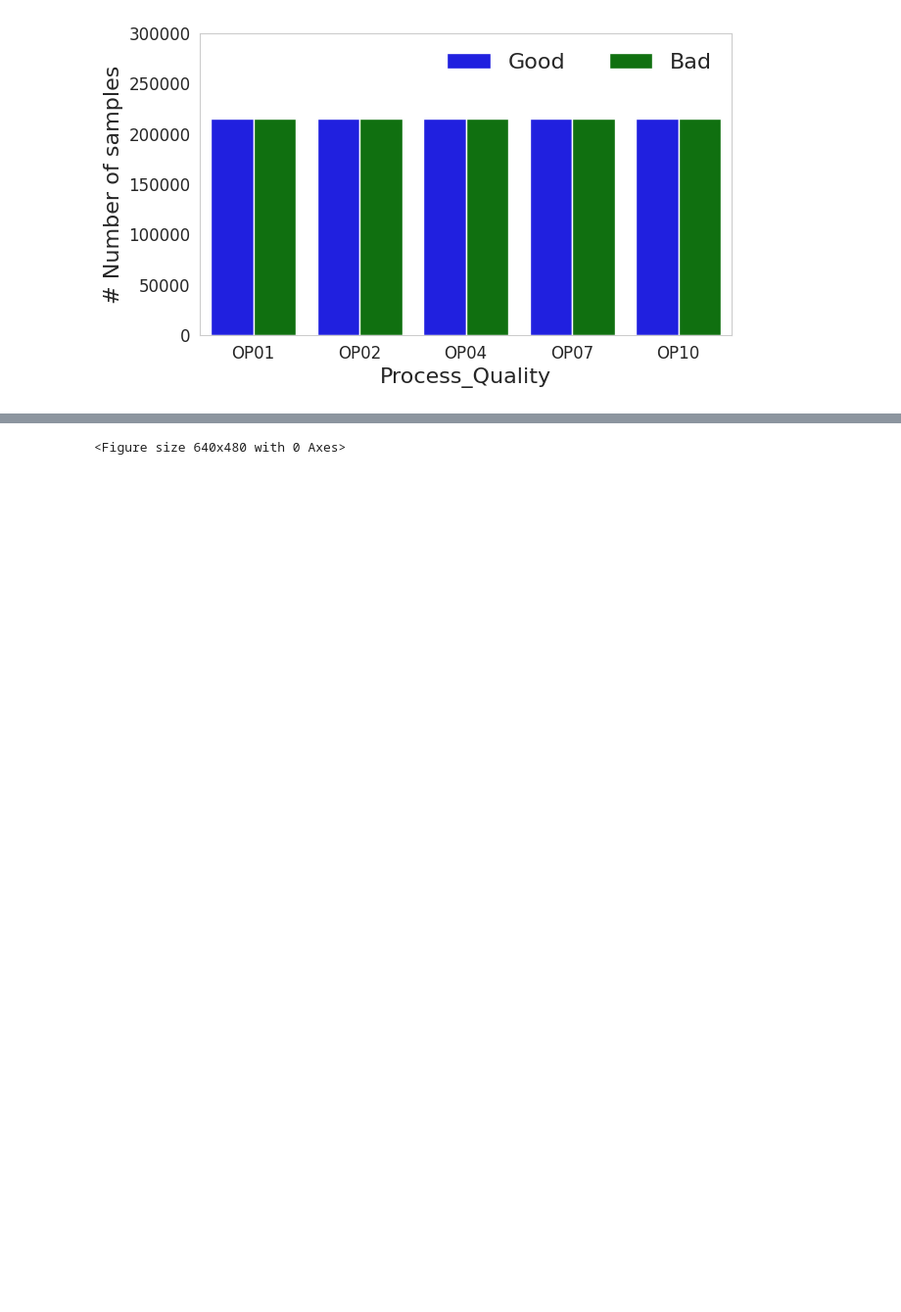
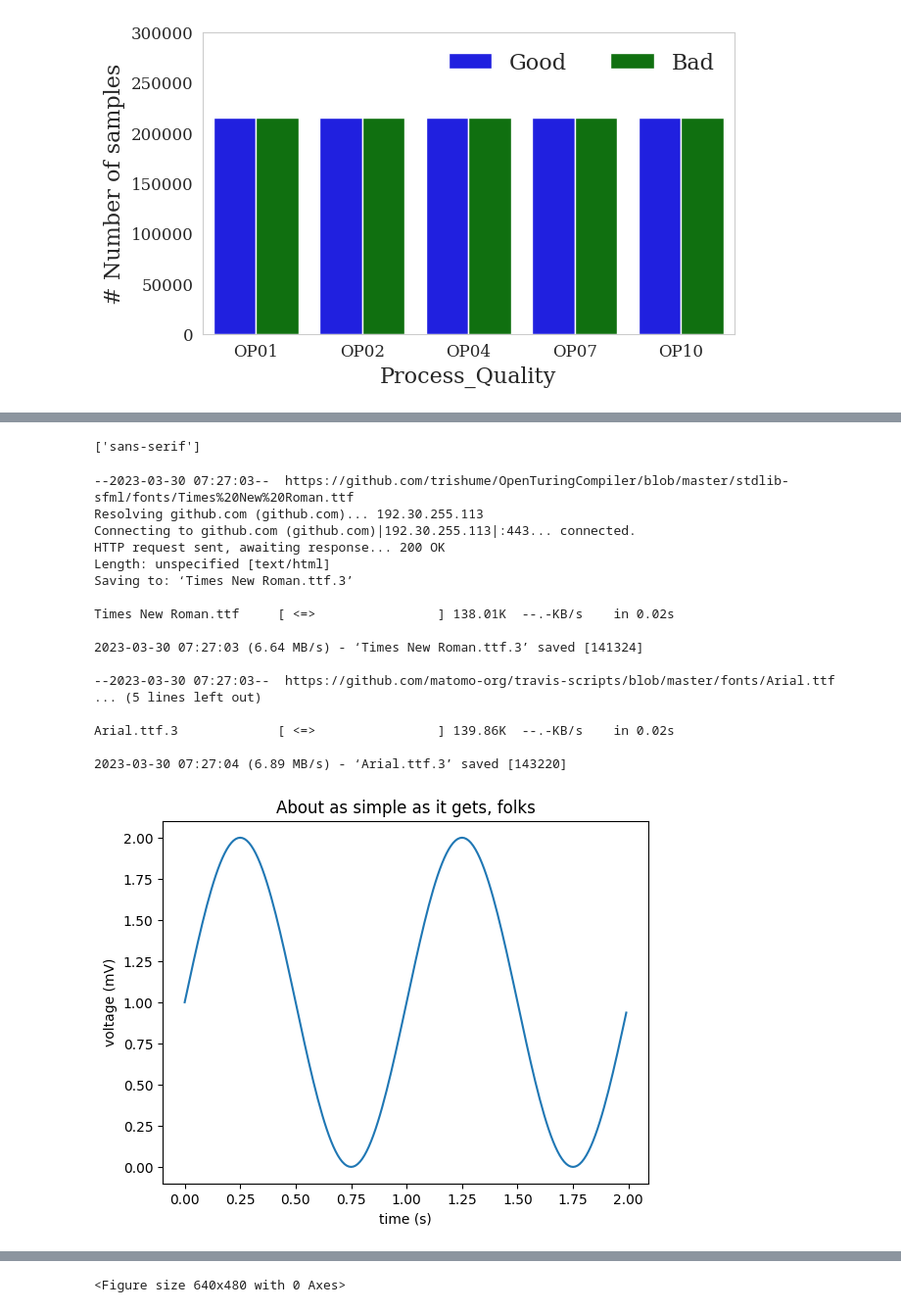
Before and after one commit to AbbasHussain72/Wavelet-featre-extraction-, a Jupyter notebook: current_wavelet_Transform_Technique.ipynb, the cells around one changed output, grey strips where cells are left out. Shown at 98% size. Drawn from its saved outputs; the diff is of its cells as text; code cells hidden in the pictures; blank space fills up the shorter version.

```diff
--- a/current_wavelet_Transform_Technique.ipynb
+++ b/current_wavelet_Transform_Technique.ipynb
@@ -125,6 +125,7 @@ from scipy import stats
 from scipy.signal import find_peaks
 sns.set_style('whitegrid')
 plt.figure(figsize = (7, 4),facecolor=(1, 1, 1))
+plt.rc('font', family='serif ')
 sns.countplot(x = 'Tool',hue = 'Condition',data = df,palette=['blue', 'green'])
 #plt.title('Number of samples', fontsize=16)
 plt.xlabel('Process_Quality', fontsize=16)
@@ -148,9 +149,9 @@ labels[1] = 'Bad'
 plt.legend(handles, labels, fontsize = 16,ncol=2,edgecolor='None')
 
 
-plt.savefig('plot.tiff', dpi=300, bbox_inches="tight")
+# plt.savefig('plot.tiff', dpi=300, bbox_inches="tight")
 # plt.close()
-# plt.show()
+plt.show()
 # %% [output]
 [figure]
 # %%
@@ -171,0 +181,40 @@ dtype: int64
+# %%
+plt.rcParams['font.family']
+# %% [output]
+['sans-serif']
+# %%
+import matplotlib as mpl
+import numpy as np
+import matplotlib.font_manager as fm
+from matplotlib import font_manager as fm, pyplot as plt
+
+!wget https://github.com/trishume/OpenTuringCompiler/blob/master/stdlib-sfml/fonts/Times%20New%20Roman.ttf
+!wget https://github.com/matomo-org/travis-scripts/blob/master/fonts/Arial.ttf
+
+font_files = fm.findSystemFonts()
+
+# Go through and add each to Matplotlib's font cache.
+for font_file in font_files:
+    fm.fontManager.addfont(font_file)
+
+# Use your new font on all your plots.
+plt.rc('font', family='Sans-serif ')
+# %% [output]
+--2023-03-30 07:27:03--  https://github.com/trishume/OpenTuringCompiler/blob/master/stdlib-sfml/fonts/Times%20New%20Roman.ttf
+Resolving github.com (github.com)... 192.30.255.113
+Connecting to github.com (github.com)|192.30.255.113|:443... connected.
+HTTP request sent, awaiting response... 200 OK
+Length: unspecified [text/html]
+Saving to: ‘Times New Roman.ttf.3’
+
+Times New Roman.ttf     [ <=>                ] 138.01K  --.-KB/s    in 0.02s
+
+2023-03-30 07:27:03 (6.64 MB/s) - ‘Times New Roman.ttf.3’ saved [141324]
+
+--2023-03-30 07:27:03--  https://github.com/matomo-org/travis-scripts/blob/master/fonts/Arial.ttf
+... (5 lines left out)
+
+Arial.ttf.3             [ <=>                ] 139.86K  --.-KB/s    in 0.02s
+
+2023-03-30 07:27:04 (6.89 MB/s) - ‘Arial.ttf.3’ saved [143220]
+[figure, added]
```
Also changed, not shown: parts of 11 cells of this notebook.
